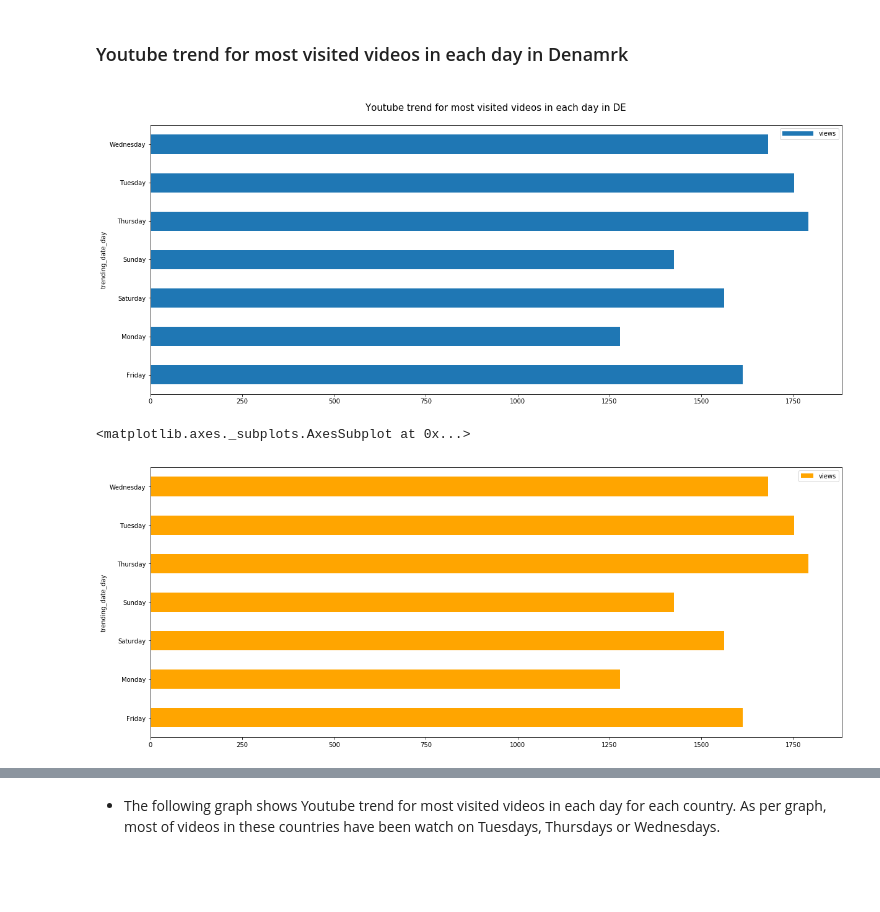
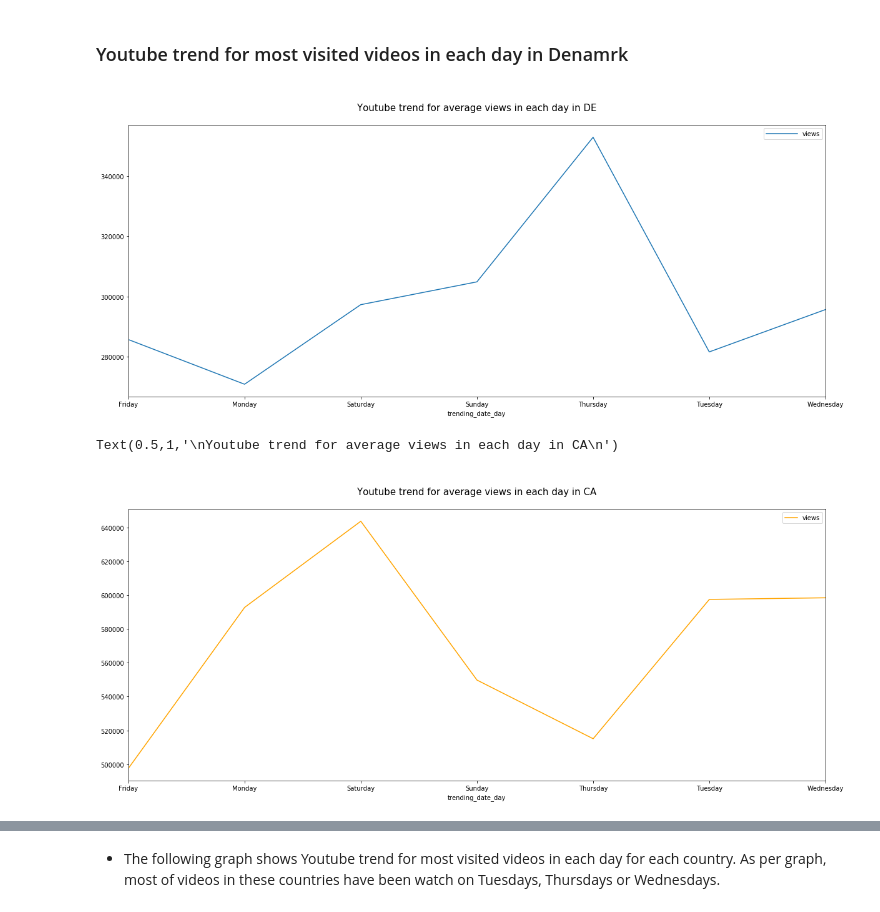
Before and after one commit to emami06/TrendingVideoYouTube, a Jupyter notebook: YouTube+EDA.ipynb, the cells around one changed output, grey strips where cells are left out. Saved outputs shown, nothing was run; the diff lists cells and outputs as text; code cells hidden in the pictures; blank space fills up the shorter version.

```diff
--- a/YouTube+EDA.ipynb
+++ b/YouTube+EDA.ipynb
@@ -252,15 +301,17 @@ plt.show()
 ### Youtube trend for most visited videos in each day in Denamrk
 # %%
 country = "DE"
-data[data["country"] == country][["views", "trending_date_day"]].groupby("trending_date_day").count().plot.barh(figsize=(20,8))
+data[data["country"] == country][["views", "trending_date_day"]].groupby("trending_date_day").mean().plot.line(figsize=(20,8))
 
-plt.title("\nYoutube trend for most visited videos in each day in "+ country +"\n", fontsize=15)
+plt.title("\nYoutube trend for average views in each day in "+ country +"\n", fontsize=15)
 plt.legend(handlelength=5, fontsize  = 10)
 plt.show()
 # %% [output]
-[figure, old version]
+[figure, new version]
 # %%
-data[data["country"] == country][["views", "trending_date_day"]].groupby("trending_date_day").count().plot.barh(figsize=(20,8), color= "orange")
+country = "CA"
+data[data["country"] == country][["views", "trending_date_day"]].groupby("trending_date_day").mean().plot.line(figsize=(20,8), color= "orange")
+plt.title("\nYoutube trend for average views in each day in "+ country +"\n", fontsize=15)
 # %% [output]
-<matplotlib.axes._subplots.AxesSubplot at 0x...>
+Text(0.5,1,'\nYoutube trend for average views in each day in CA\n')
-[figure, old version]
+[figure, new version]
```
Also changed, not shown: parts of 35 cells of this notebook.
